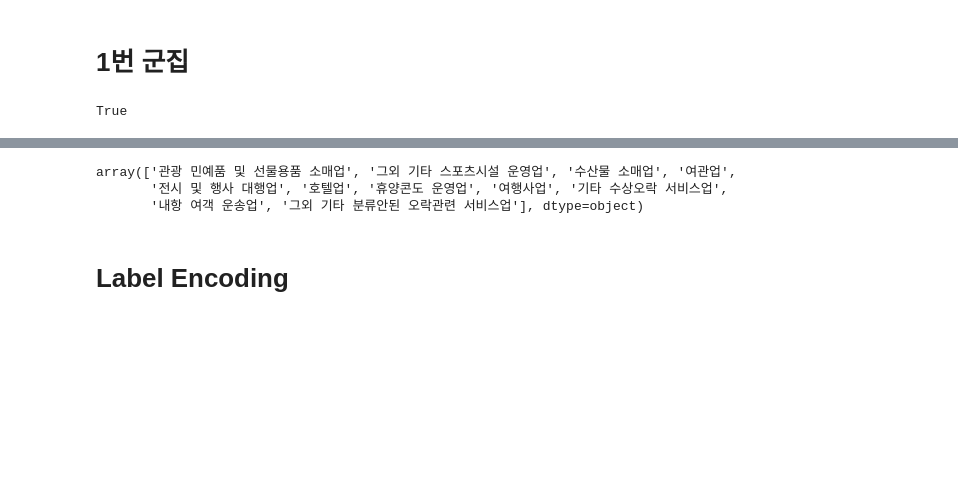
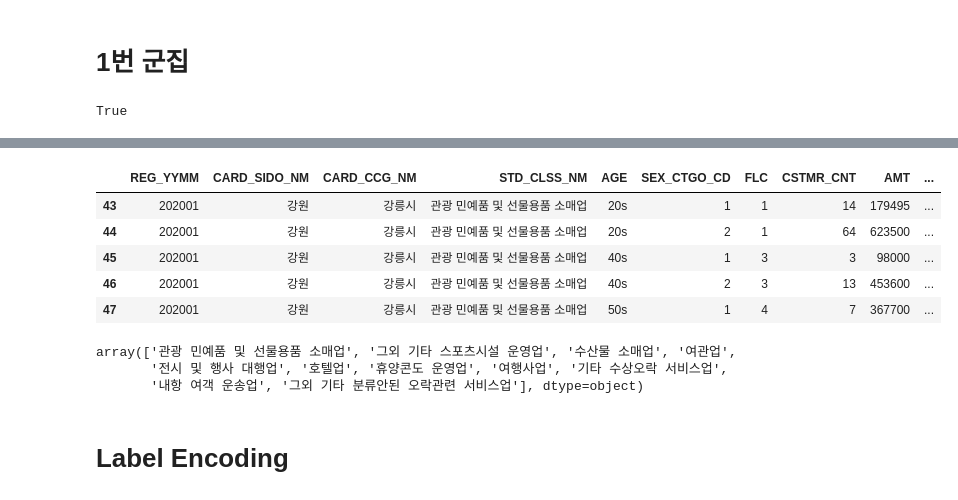
Before and after one commit to Hinterhalter/Jeju-Card-Use-Predict, a Jupyter notebook: cluster_1.ipynb, the cells around one changed output, grey strips where cells are left out. Drawn from its saved outputs; the diff is of its cells as text; code cells hidden in the pictures; blank space fills up the shorter version.

```diff
--- a/cluster_1.ipynb
+++ b/cluster_1.ipynb
@@ -49,9 +49,10 @@ df.head()
 | 20425417 | 202001 | 강원 | 강릉시 | 건강보조식품 소매업 | 강원 | 강릉시 | 30s | 2 | ... |
 | 20425418 | 202001 | 강원 | 강릉시 | 건강보조식품 소매업 | 강원 | 강릉시 | 40s | 1 | ... |
 | 20425419 | 202001 | 강원 | 강릉시 | 건강보조식품 소매업 | 강원 | 강릉시 | 40s | 1 | ... |
+# %%
+df.fillna('세종시', inplace=True)
 # %%
-df = df.groupby(['REG_YYMM', 'CARD_SIDO_NM', 'CARD_CCG_NM', 'STD_CLSS_NM', 'HOM_SIDO_NM',
-       'HOM_CCG_NM', 'AGE', 'SEX_CTGO_CD', 'FLC']).sum().reset_index()
+df = df.groupby(['REG_YYMM', 'CARD_SIDO_NM', 'CARD_CCG_NM', 'STD_CLSS_NM', 'AGE', 'SEX_CTGO_CD', 'FLC']).sum().reset_index()
 # %% [markdown]
 # 군집 데이터 불러오기
 # %%
@@ -97,5 +93,14 @@ Name: STD_CLSS_NM, Length: 4234867, dtype: bool
 # %%
 df = df[df['STD_CLSS_NM'].map(lambda x: x in class_list)]
+# %%
+df.head()
+# %% [output]
+|  | REG_YYMM | CARD_SIDO_NM | CARD_CCG_NM | STD_CLSS_NM | AGE | SEX_CTGO_CD | FLC | CSTMR_CNT | AMT | ... |
+| 43 | 202001 | 강원 | 강릉시 | 관광 민예품 및 선물용품 소매업 | 20s | 1 | 1 | 14 | 179495 | ... |
+| 44 | 202001 | 강원 | 강릉시 | 관광 민예품 및 선물용품 소매업 | 20s | 2 | 1 | 64 | 623500 | ... |
+| 45 | 202001 | 강원 | 강릉시 | 관광 민예품 및 선물용품 소매업 | 40s | 1 | 3 | 3 | 98000 | ... |
+| 46 | 202001 | 강원 | 강릉시 | 관광 민예품 및 선물용품 소매업 | 40s | 2 | 3 | 13 | 453600 | ... |
+| 47 | 202001 | 강원 | 강릉시 | 관광 민예품 및 선물용품 소매업 | 50s | 1 | 4 | 7 | 367700 | ... |
 # %%
 df.STD_CLSS_NM.unique()
 # %% [output]
```
Also changed, not shown: parts of 32 cells of this notebook.
